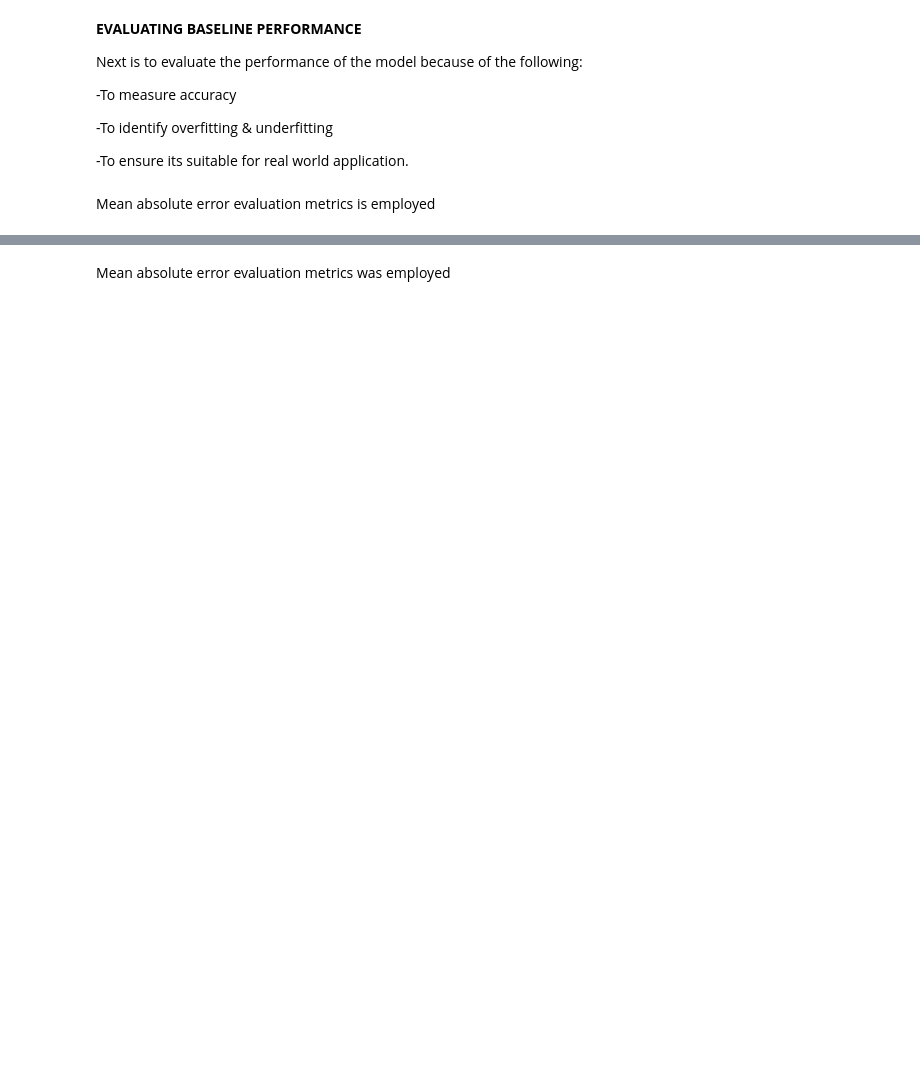
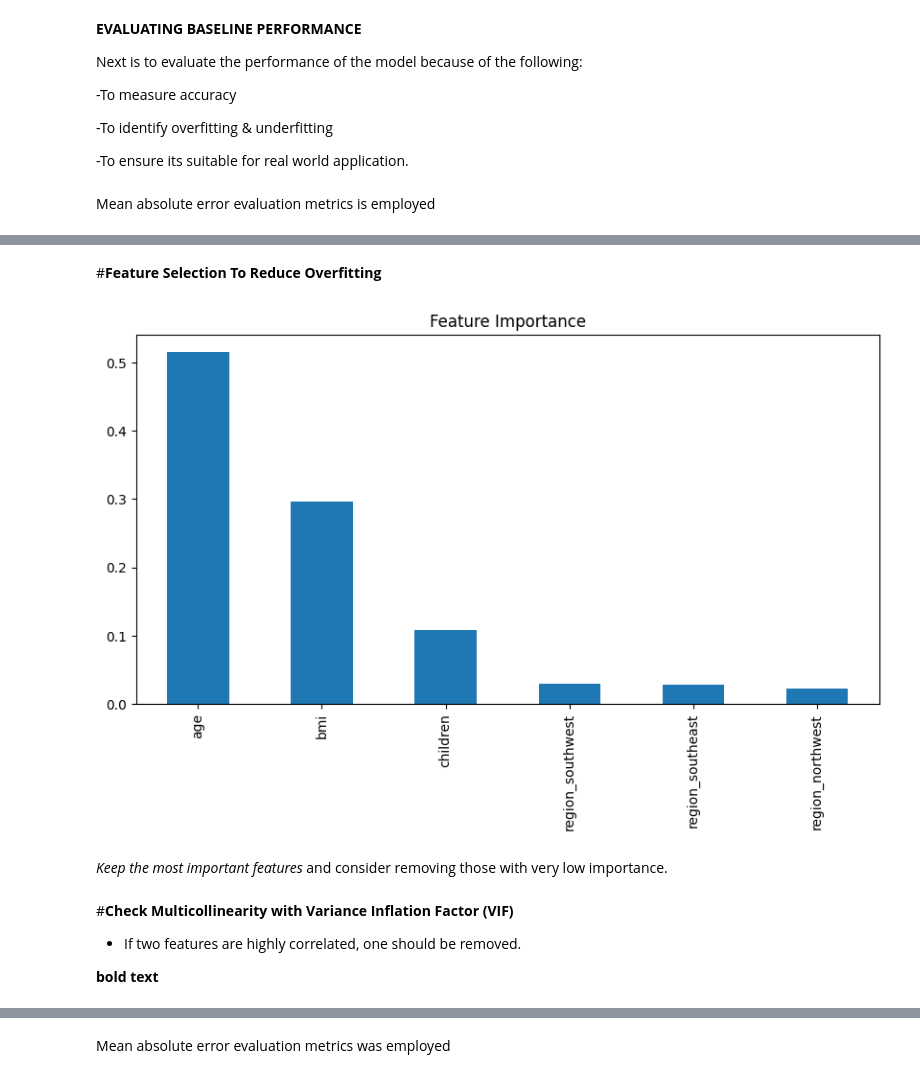
Before and after one commit to blessing3140/PREDICTING-MEDICAL-INSURANCE-CHARGE-USING-MULTI-LINEAR-REGRESSION, a Jupyter notebook: DATA_SCIENCE_PROJECT_PREDICTING_MEDICAL_INSURANCE_USING_MULTIPLE_LINEAR_REGRESSION.ipynb, the cells around one changed output, grey strips where cells are left out. Saved outputs shown, nothing was run; the diff lists cells and outputs as text; code cells hidden in the pictures; blank space fills up the shorter version.

```diff
--- a/DATA_SCIENCE_PROJECT_PREDICTING_MEDICAL_INSURANCE_USING_MULTIPLE_LINEAR_REGRESSION.ipynb
+++ b/DATA_SCIENCE_PROJECT_PREDICTING_MEDICAL_INSURANCE_USING_MULTIPLE_LINEAR_REGRESSION.ipynb
@@ -404,4 +428,0 @@ linear_pipeline = Pipeline(
-# %%
-# training model
-
-linear_pipeline.fit(X_train ,y_train)
@@ -546,0 +512,28 @@ model mae for train data(7832.70) is also very close to model mae for test data(
+# %%
+from sklearn.ensemble import RandomForestRegressor
+from sklearn.model_selection import GridSearchCV
+
+# Define the parameter grid
+param_grid = {
+    'n_estimators': [100, 200, 300],  # Number of trees
+    'max_depth': [10, 20, 30, None],  # Maximum depth of trees
+    'min_samples_split': [2, 5, 10],  # Minimum samples per split
+    'min_samples_leaf': [1, 2, 4],  # Minimum samples per leaf
+    'max_features': ['auto', 'sqrt'],  # Number of features to consider per split
+}
+# %%
+# Initialize the RandomForestRegressor
+rf = RandomForestRegressor(random_state=42)
+
+# Use GridSearchCV to find the best parameters
+grid_search = GridSearchCV(estimator=rf, param_grid=param_grid, cv=5, scoring='neg_mean_squared_error', n_jobs=-1, verbose=2)
+grid_search.fit(X_train, y_train)
+
+# Print the best parameters
+print("Best Parameters:", grid_search.best_params_)
+# Use the best model
+best_rf = grid_search.best_estimator_
+
+# Evaluate the optimized model
+y_pred = best_rf.predict(X_test)
+evaluate_model(y_test, y_pred)  # Assuming evaluate_model is your function for metrics
@@ -546,0 +564,19 @@ model mae for train data(7832.70) is also very close to model mae for test data(
+# %% [markdown]
+#**Feature Selection To Reduce Overfitting**
+# %%
+
+# Get feature importance from the trained model
+feature_importances = pd.Series(best_rf.feature_importances_, index=X_train.columns)
+
+# Sort and visualize feature importance
+feature_importances.sort_values(ascending=False).plot(kind='bar', figsize=(10,5), title="Feature Importance")
+plt.show()
+# %% [output]
+[figure, added]
+# %% [markdown]
+*Keep the most important features* and consider removing those with very low importance.
+# %% [markdown]
+#**Check Multicollinearity with Variance Inflation Factor (VIF)**
+- If two features are highly correlated, one should be removed.
+
+**bold text**
```
Also changed, not shown: parts of 46 cells of this notebook.
